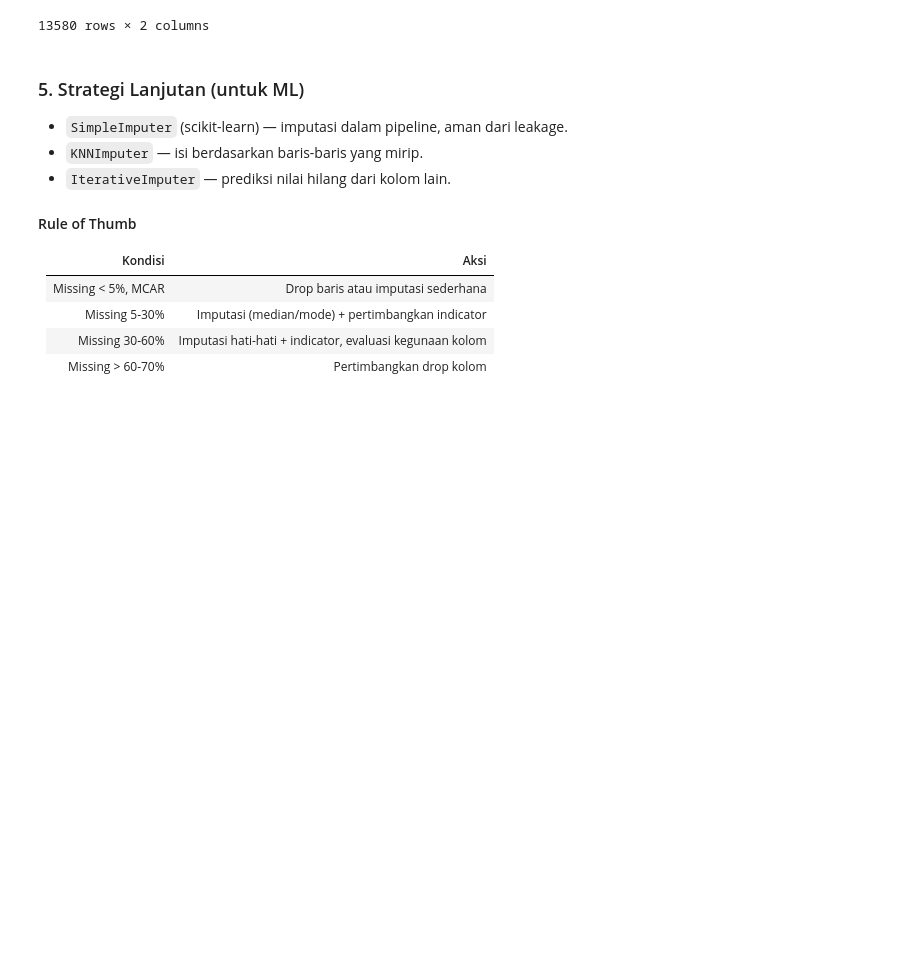
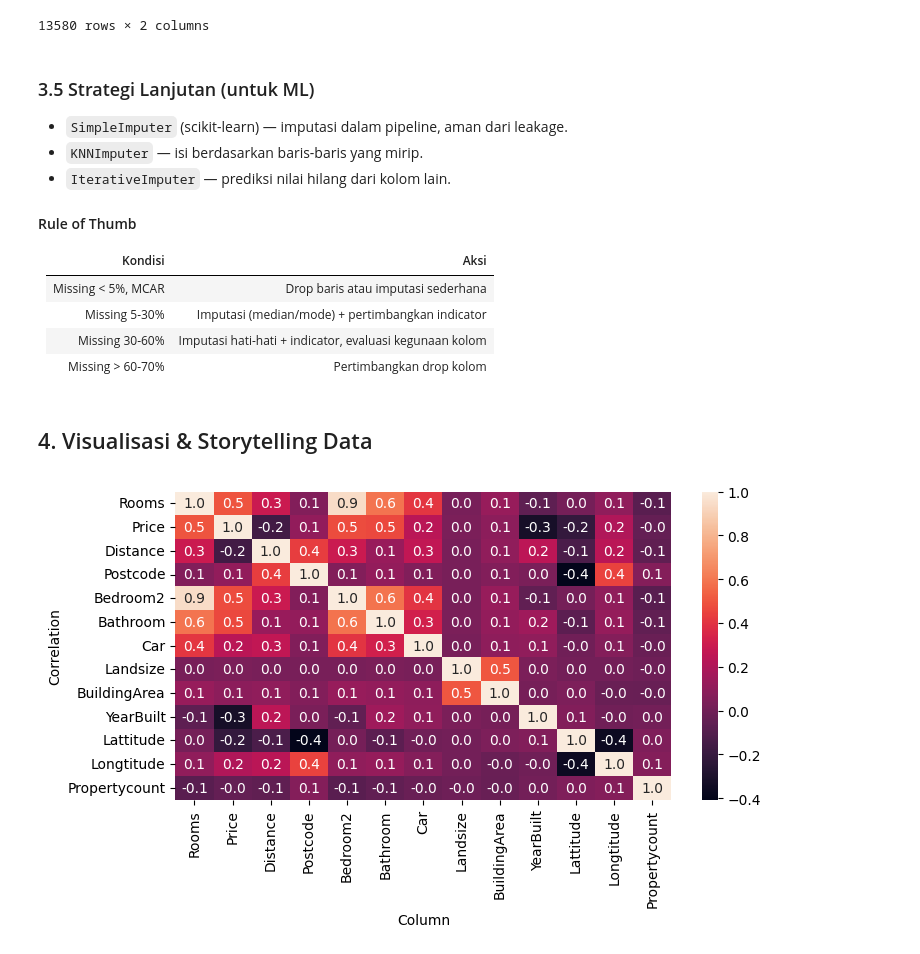
Before and after one commit to fauzan18296/Challenge-Visualisasi-And-StorytellingData, a Jupyter notebook: challenge.ipynb, the cells around one changed output. Saved outputs shown, nothing was run; the diff lists cells and outputs as text; code cells hidden in the pictures; blank space fills up the shorter version.

Commit message:
add: +Visualisasi & Storytelling data

```diff
--- a/challenge.ipynb
+++ b/challenge.ipynb
@@ -186,7 +205,7 @@ df_ind[["Car", "car_missing"]]
 | 13579 | 1.0 | 0 |
 13580 rows × 2 columns
 # %% [markdown]
-### 5. Strategi Lanjutan (untuk ML)
+### 3.5 Strategi Lanjutan (untuk ML)
 
 - `SimpleImputer` (scikit-learn) — imputasi dalam pipeline, aman dari leakage.
 - `KNNImputer` — isi berdasarkan baris-baris yang mirip.
@@ -200,3 +219,16 @@ df_ind[["Car", "car_missing"]]
 | Missing 5-30% | Imputasi (median/mode) + pertimbangkan indicator |
 | Missing 30-60% | Imputasi hati-hati + indicator, evaluasi kegunaan kolom |
 | Missing > 60-70% | Pertimbangkan drop kolom |
+# %% [markdown]
+## 4. Visualisasi & Storytelling Data
+# %%
+num_cols = df_clean.select_dtypes(include="number")
+corr = num_cols.corr(numeric_only=True)
+fig, axs0 = plt.subplots(nrows=1, ncols=1, figsize=(8, 4))
+
+sns.heatmap(corr,ax=axs0, annot=True, fmt=".1f")
+plt.ylabel("Correlation")
+plt.xlabel("Column")
+plt.show()
+# %% [output]
+[figure, added]
```
Also changed, not shown: parts of 10 cells of this notebook.
